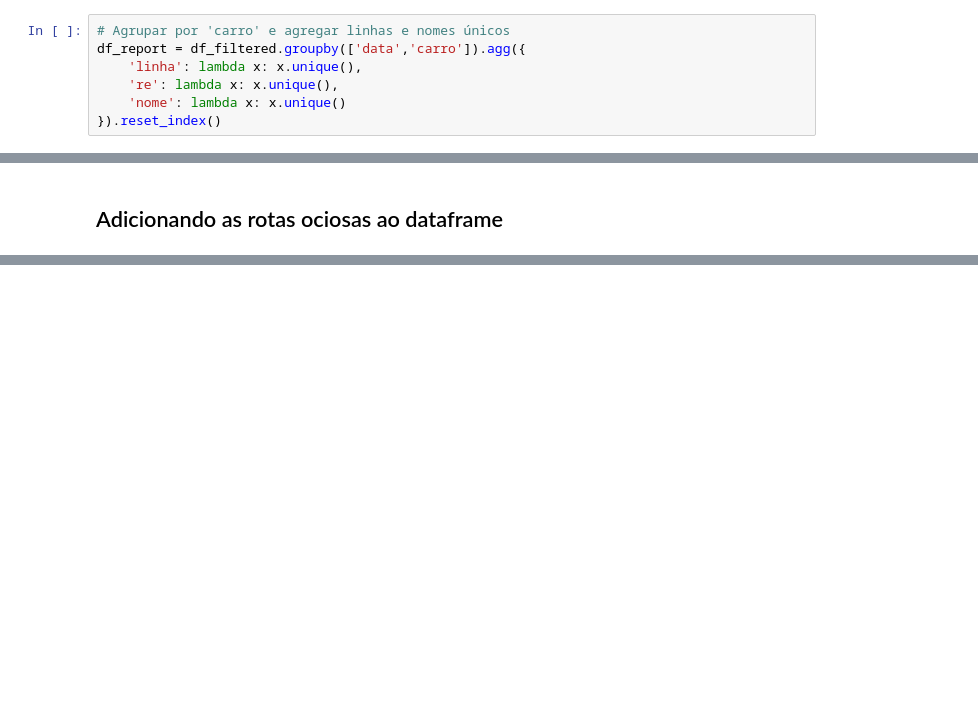
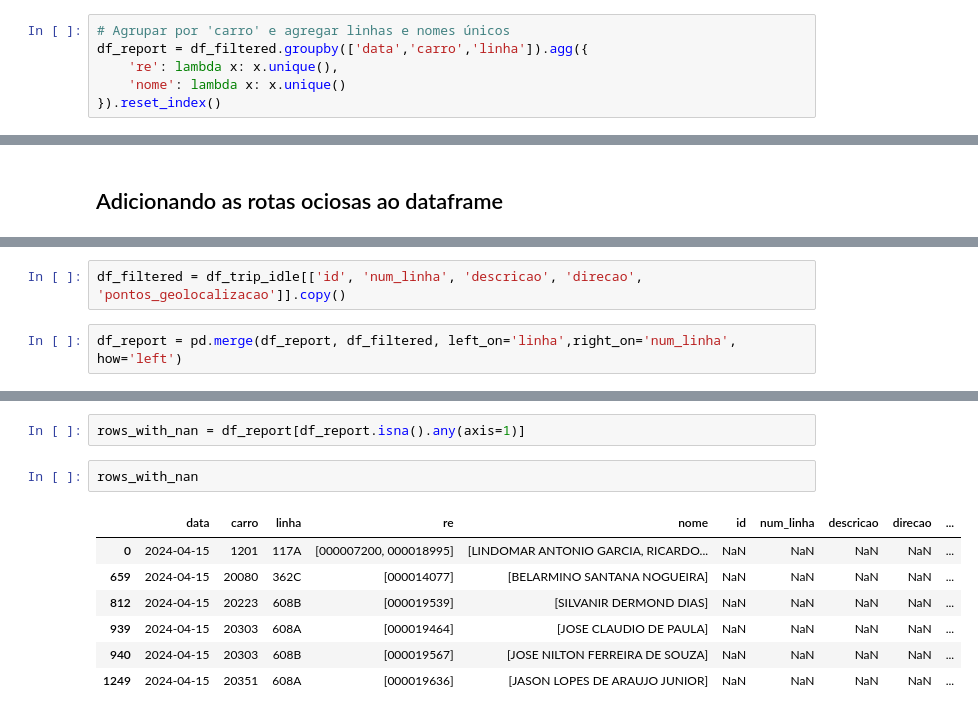
Before and after one commit to marcelopborges/poc-telemetria-hp, a Jupyter notebook: notebooks/main-engine.ipynb, the cells around one changed output, grey strips where cells are left out. Saved outputs shown, nothing was run; the diff lists cells and outputs as text; blank space fills up the shorter version.

```diff
--- a/notebooks/main-engine.ipynb
+++ b/notebooks/main-engine.ipynb
@@ -228,8 +228,7 @@ df_trip_idle
 df_filtered = df_schedule[df_schedule['data'] == pd.Timestamp('2024-04-15')]
 # %%
 # Agrupar por 'carro' e agregar linhas e nomes únicos
-df_report = df_filtered.groupby(['data','carro']).agg({
-    'linha': lambda x: x.unique(),
+df_report = df_filtered.groupby(['data','carro','linha']).agg({
     're': lambda x: x.unique(),
     'nome': lambda x: x.unique()
 }).reset_index()
@@ -272,0 +255,4 @@ df_report_exploded = df_report.explode('linha')
+# %%
+df_filtered = df_trip_idle[['id', 'num_linha', 'descricao', 'direcao', 'pontos_geolocalizacao']].copy()
+# %%
+df_report = pd.merge(df_report, df_filtered, left_on='linha',right_on='num_linha', how='left')
@@ -272,0 +284,12 @@ df_report_exploded = df_report.explode('linha')
+# %%
+rows_with_nan = df_report[df_report.isna().any(axis=1)]
+# %%
+rows_with_nan
+# %% [output]
+|  | data | carro | linha | re | nome | id | num_linha | descricao | direcao | ... |
+| 0 | 2024-04-15 | 1201 | 117A | [000007200, 000018995] | [LINDOMAR ANTONIO GARCIA, RICARDO... | NaN | NaN | NaN | NaN | ... |
+| 659 | 2024-04-15 | 20080 | 362C | [000014077] | [BELARMINO SANTANA NOGUEIRA] | NaN | NaN | NaN | NaN | ... |
+| 812 | 2024-04-15 | 20223 | 608B | [000019539] | [SILVANIR DERMOND DIAS] | NaN | NaN | NaN | NaN | ... |
+| 939 | 2024-04-15 | 20303 | 608A | [000019464] | [JOSE CLAUDIO DE PAULA] | NaN | NaN | NaN | NaN | ... |
+| 940 | 2024-04-15 | 20303 | 608B | [000019567] | [JOSE NILTON FERREIRA DE SOUZA] | NaN | NaN | NaN | NaN | ... |
+| 1249 | 2024-04-15 | 20351 | 608A | [000019636] | [JASON LOPES DE ARAUJO JUNIOR] | NaN | NaN | NaN | NaN | ... |
```
Also changed, not shown: parts of 25 cells of this notebook, 39 other files.
